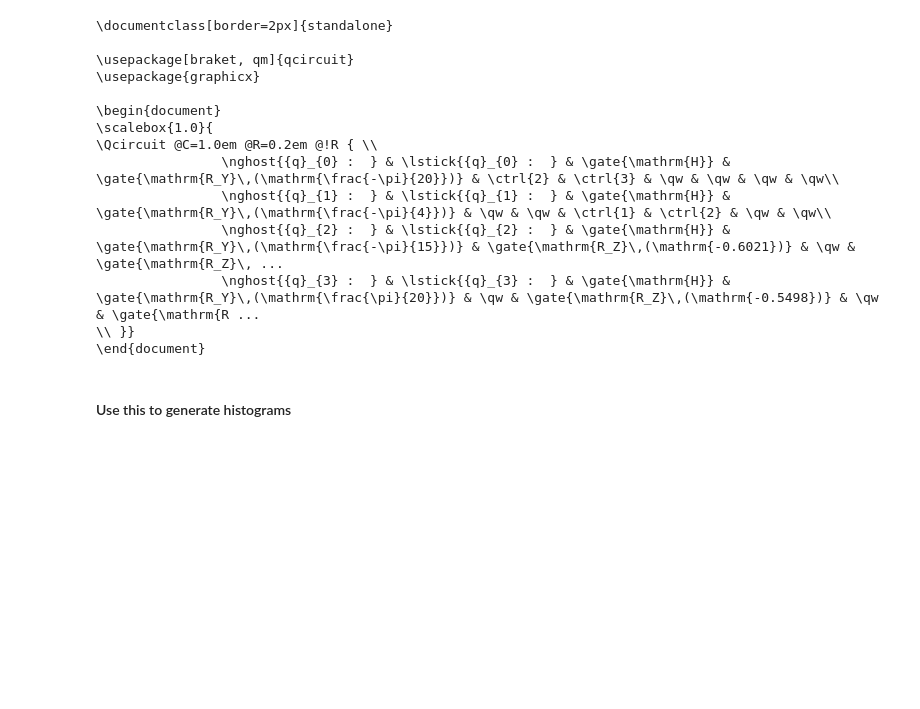
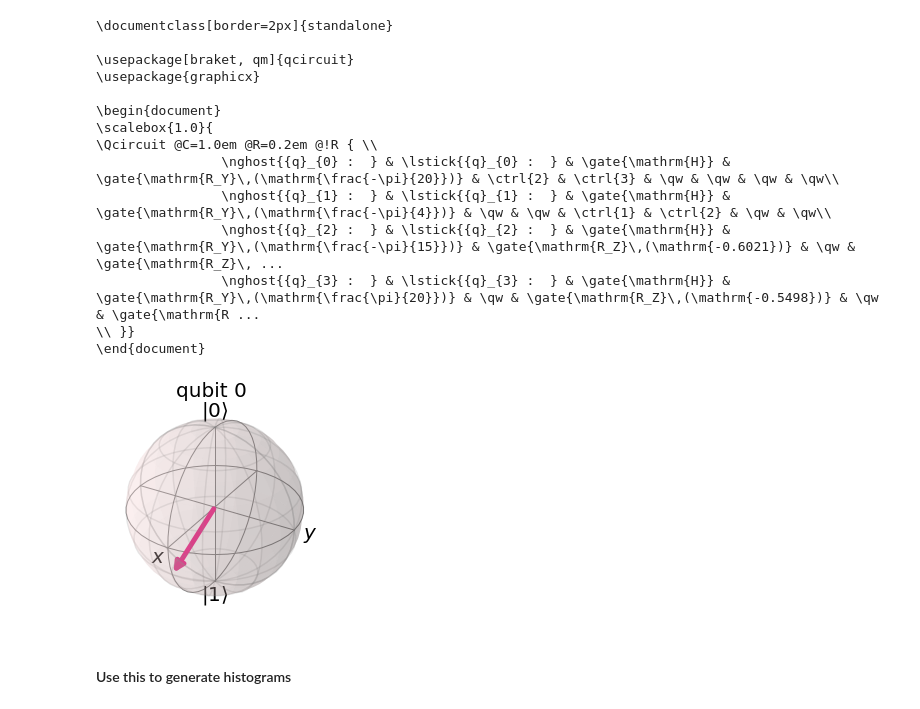
Before and after one commit to RicardoMonteiroSimoes/Quantum-Machine-Learning, a Jupyter notebook: code/circuit_to_latex.ipynb, the cells around one changed output. Saved outputs shown, nothing was run; the diff lists cells and outputs as text; code cells hidden in the pictures; blank space fills up the shorter version.

```diff
--- a/code/circuit_to_latex.ipynb
+++ b/code/circuit_to_latex.ipynb
@@ -129,6 +120,16 @@ print(circuit_drawer(circuit, output="latex_source"))
 state = Statevector.from_instruction(QuantumCircuit(1))
 fig = plot_state_qsphere(state)
 fig.savefig('../thesis/Appendices/Q_Sphere_State_0.svg', bbox_inches='tight', pad_inches=0)
+# %%
+circuit = QuantumCircuit(1)
+circuit.h(0)
+circuit.ry(np.pi/8, 0)
+state = Statevector.from_instruction(circuit)
+fig = plot_bloch_multivector(state)
+display(fig)
+fig.savefig('../thesis/Appendices/Bloch_Sphere_axis.svg', bbox_inches='tight', pad_inches=0)
+# %% [output]
+[figure, added]
 # %%
 qc = QuantumCircuit(1)
 qc.x(0)
```
Also changed, not shown: parts of 3 cells of this notebook, 1 other file.
